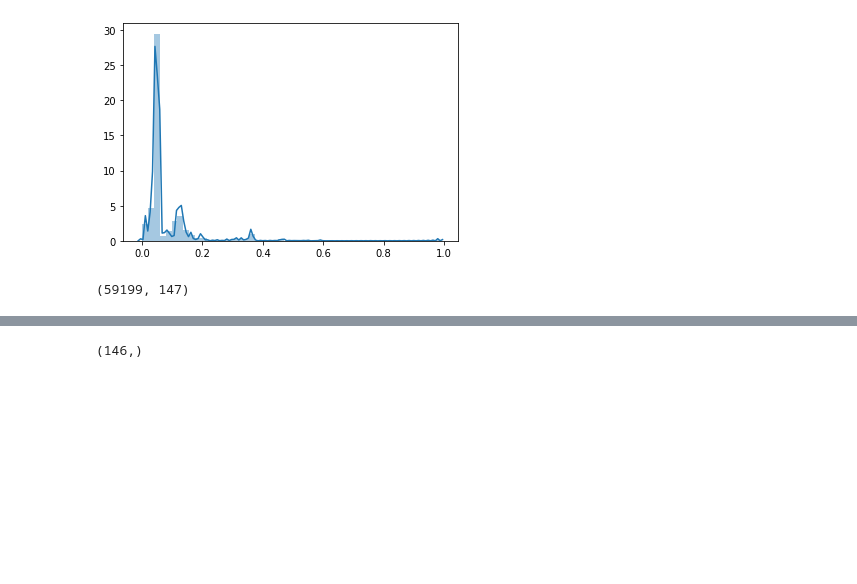
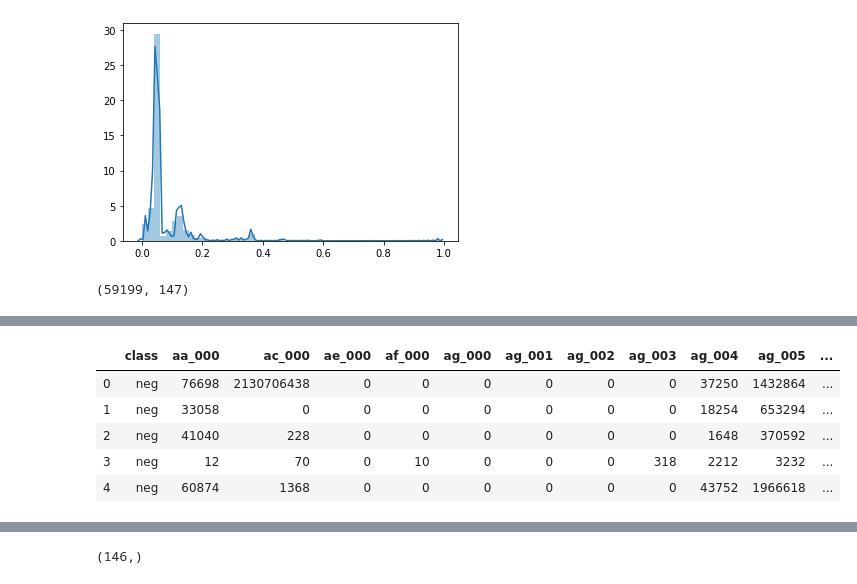
Before and after one commit to kikixie95/Data-Mining-Final-project, a Jupyter notebook: Final-project-Template.ipynb, the cells around one changed output, grey strips where cells are left out. Drawn from its saved outputs; the diff is of its cells as text; code cells hidden in the pictures; blank space fills up the shorter version.

```diff
--- a/Final-project-Template.ipynb
+++ b/Final-project-Template.ipynb
@@ -80,3 +97,12 @@ data_dropped.shape
+# %%
+data_dropped.head()
+# %% [output]
+|  | class | aa_000 | ac_000 | ae_000 | af_000 | ag_000 | ag_001 | ag_002 | ag_003 | ag_004 | ag_005 | ... |
+| 0 | neg | 76698 | 2130706438 | 0 | 0 | 0 | 0 | 0 | 0 | 37250 | 1432864 | ... |
+| 1 | neg | 33058 | 0 | 0 | 0 | 0 | 0 | 0 | 0 | 18254 | 653294 | ... |
+| 2 | neg | 41040 | 228 | 0 | 0 | 0 | 0 | 0 | 0 | 1648 | 370592 | ... |
+| 3 | neg | 12 | 70 | 0 | 10 | 0 | 0 | 0 | 318 | 2212 | 3232 | ... |
+| 4 | neg | 60874 | 1368 | 0 | 0 | 0 | 0 | 0 | 0 | 43752 | 1966618 | ... |
 # %%
 data_dropped = data_dropped.drop(columns=['class'])
 # %%
```
Also changed, not shown: parts of 4 cells of this notebook.
